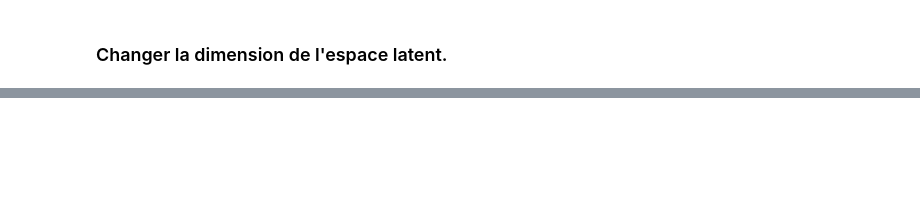
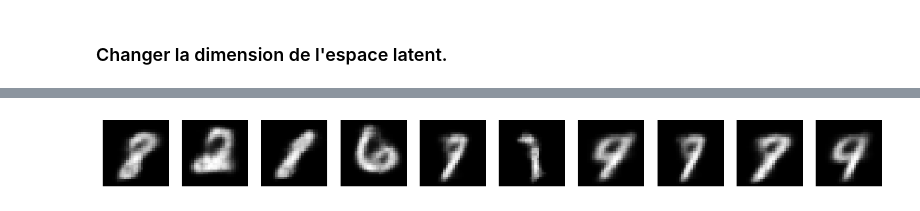
Before and after one commit to raphrb2/Autosupervised-Learning, a Jupyter notebook: TP2_VAE/TP_VAE.ipynb, the cells around one changed output, grey strips where cells are left out. Cells and saved outputs as stored; diff of their text form; code cells hidden in the pictures; blank space fills up the shorter version.

```diff
--- a/TP2_VAE/TP_VAE.ipynb
+++ b/TP2_VAE/TP_VAE.ipynb
@@ -126,0 +439,4 @@ generate_images(vae)
+# %%
+show_generated_images(convolutionalVAE, latent_dim=2)
+# %% [output]
+[figure, added]
```
Also changed, not shown: parts of 11 cells of this notebook.
